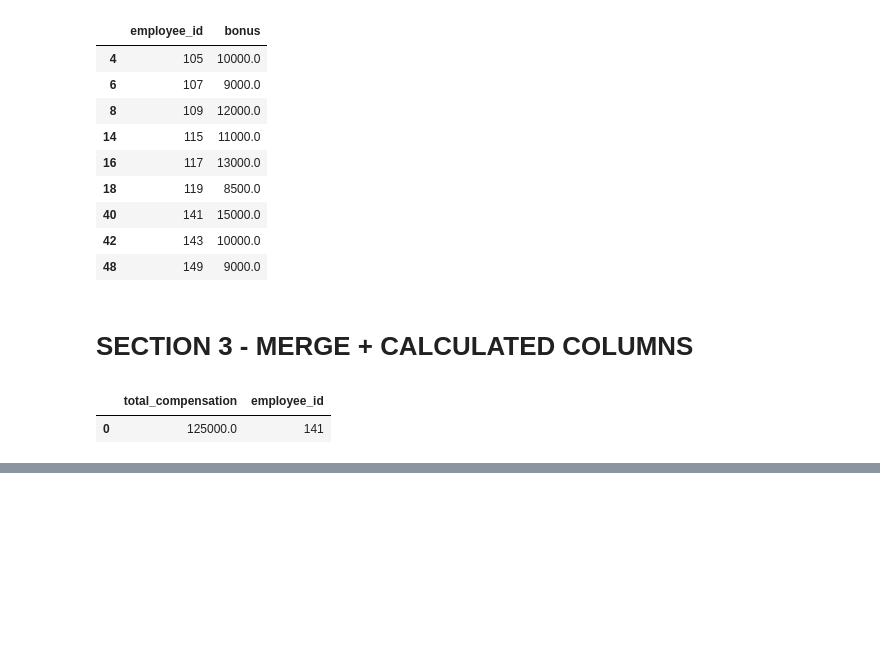
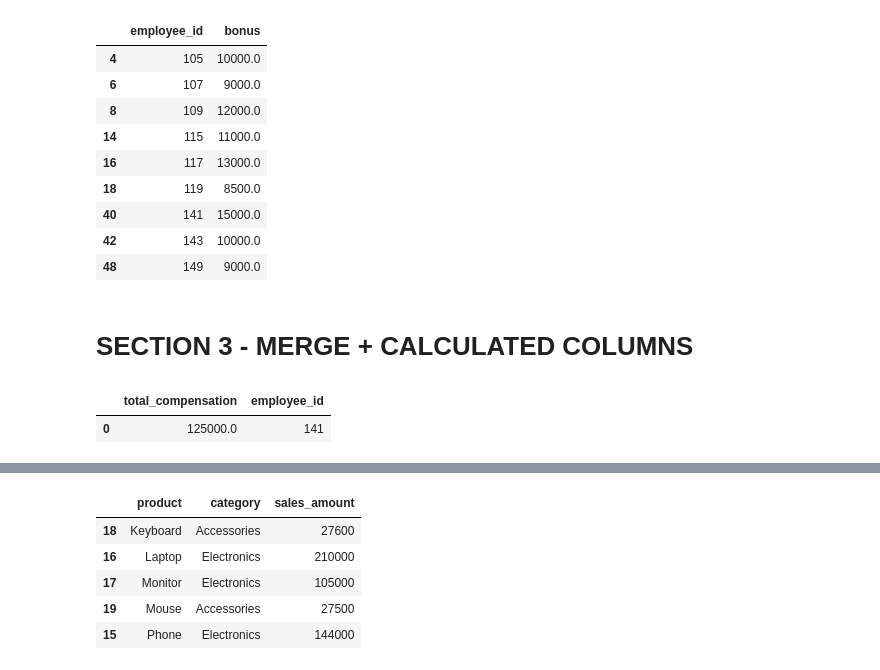
Before and after one commit to Vasista-G/GoogleCollab_Python, a Jupyter notebook: PandasLvL3/PandasLvL3Practice.ipynb, the cells around one changed output, grey strips where cells are left out. Cells and saved outputs as stored; diff of their text form; code cells hidden in the pictures; blank space fills up the shorter version.

```diff
--- a/PandasLvL3/PandasLvL3Practice.ipynb
+++ b/PandasLvL3/PandasLvL3Practice.ipynb
@@ -157,0 +195,9 @@ ebm.sort_values(by = "total_compensation", ascending = False, ignore_index= True
+# %%
+sales.loc[sales.groupby("product")["sales_amount"].idxmax(), ["product", "category", "sales_amount"]]
+# %% [output]
+|  | product | category | sales_amount |
+| 18 | Keyboard | Accessories | 27600 |
+| 16 | Laptop | Electronics | 210000 |
+| 17 | Monitor | Electronics | 105000 |
+| 19 | Mouse | Accessories | 27500 |
+| 15 | Phone | Electronics | 144000 |
```
Also changed, not shown: parts of 7 cells of this notebook.
